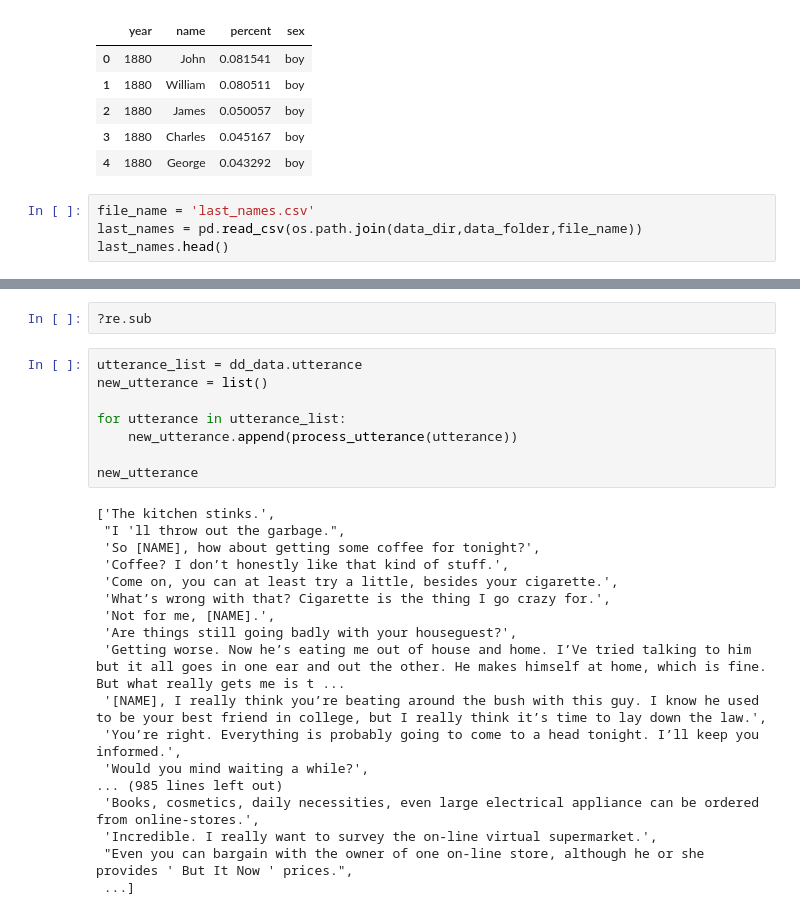
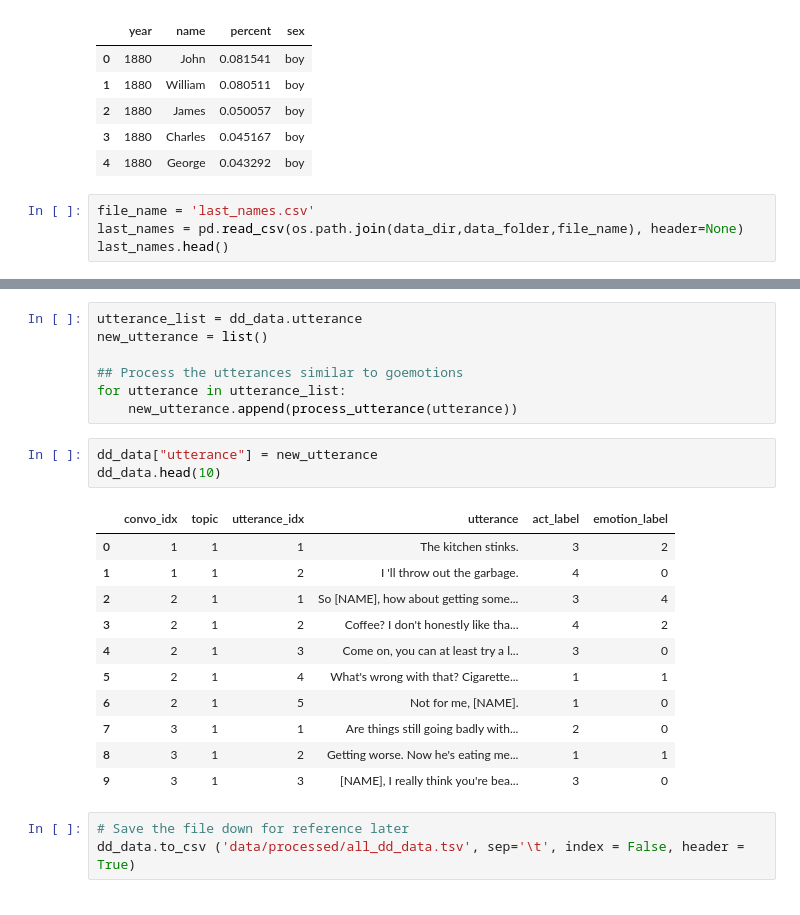
Before and after one commit to evelynyou/w266_project, a Jupyter notebook: exploration.ipynb, the cells around one changed output, grey strips where cells are left out. Cells and saved outputs as stored; diff of their text form.

```diff
--- a/exploration.ipynb
+++ b/exploration.ipynb
@@ -439,6 +443,6 @@ baby_names.head()
 | 4 | 1880 | George | 0.043292 | boy |
 # %%
 file_name = 'last_names.csv'
-last_names = pd.read_csv(os.path.join(data_dir,data_folder,file_name))
+last_names = pd.read_csv(os.path.join(data_dir,data_folder,file_name), header=None)
 last_names.head()
 # %% [output]
@@ -483,28 +497,25 @@ re.sub(r'([A-Z][a-z]*)([\\s\\\'-][A-Z][a-z]*)*', '[NAME]', utterance)
-# %%
-?re.sub
 # %%
 utterance_list = dd_data.utterance
 new_utterance = list()
 
+## Process the utterances similar to goemotions
 for utterance in utterance_list:
     new_utterance.append(process_utterance(utterance))
-
-new_utterance
-# %% [output]
-['The kitchen stinks.',
- "I 'll throw out the garbage.",
- 'So [NAME], how about getting some coffee for tonight?',
- 'Coffee? I don’t honestly like that kind of stuff.',
- 'Come on, you can at least try a little, besides your cigarette.',
- 'What’s wrong with that? Cigarette is the thing I go crazy for.',
- 'Not for me, [NAME].',
- 'Are things still going badly with your houseguest?',
- 'Getting worse. Now he’s eating me out of house and home. I’Ve tried talking to him but it all goes in one ear and out the other. He makes himself at home, which is fine. But what really gets me is t ...
- '[NAME], I really think you’re beating around the bush with this guy. I know he used to be your best friend in college, but I really think it’s time to lay down the law.',
- 'You’re right. Everything is probably going to come to a head tonight. I’ll keep you informed.',
- 'Would you mind waiting a while?',
-... (985 lines left out)
- 'Books, cosmetics, daily necessities, even large electrical appliance can be ordered from online-stores.',
- 'Incredible. I really want to survey the on-line virtual supermarket.',
- "Even you can bargain with the owner of one on-line store, although he or she provides ' But It Now ' prices.",
- ...]
+# %%
+dd_data["utterance"] = new_utterance
+dd_data.head(10)
+# %% [output]
+|  | convo_idx | topic | utterance_idx | utterance | act_label | emotion_label |
+| 0 | 1 | 1 | 1 | The kitchen stinks. | 3 | 2 |
+| 1 | 1 | 1 | 2 | I 'll throw out the garbage. | 4 | 0 |
+| 2 | 2 | 1 | 1 | So [NAME], how about getting some... | 3 | 4 |
+| 3 | 2 | 1 | 2 | Coffee? I don't honestly like tha... | 4 | 2 |
+| 4 | 2 | 1 | 3 | Come on, you can at least try a l... | 3 | 0 |
+| 5 | 2 | 1 | 4 | What's wrong with that? Cigarette... | 1 | 1 |
+| 6 | 2 | 1 | 5 | Not for me, [NAME]. | 1 | 0 |
+| 7 | 3 | 1 | 1 | Are things still going badly with... | 2 | 0 |
+| 8 | 3 | 1 | 2 | Getting worse. Now he's eating me... | 1 | 1 |
+| 9 | 3 | 1 | 3 | [NAME], I really think you're bea... | 3 | 0 |
+# %%
+# Save the file down for reference later
+dd_data.to_csv ('data/processed/all_dd_data.tsv', sep='\t', index = False, header = True)
```
Also changed, not shown: parts of 26 cells of this notebook, 6 other files.
